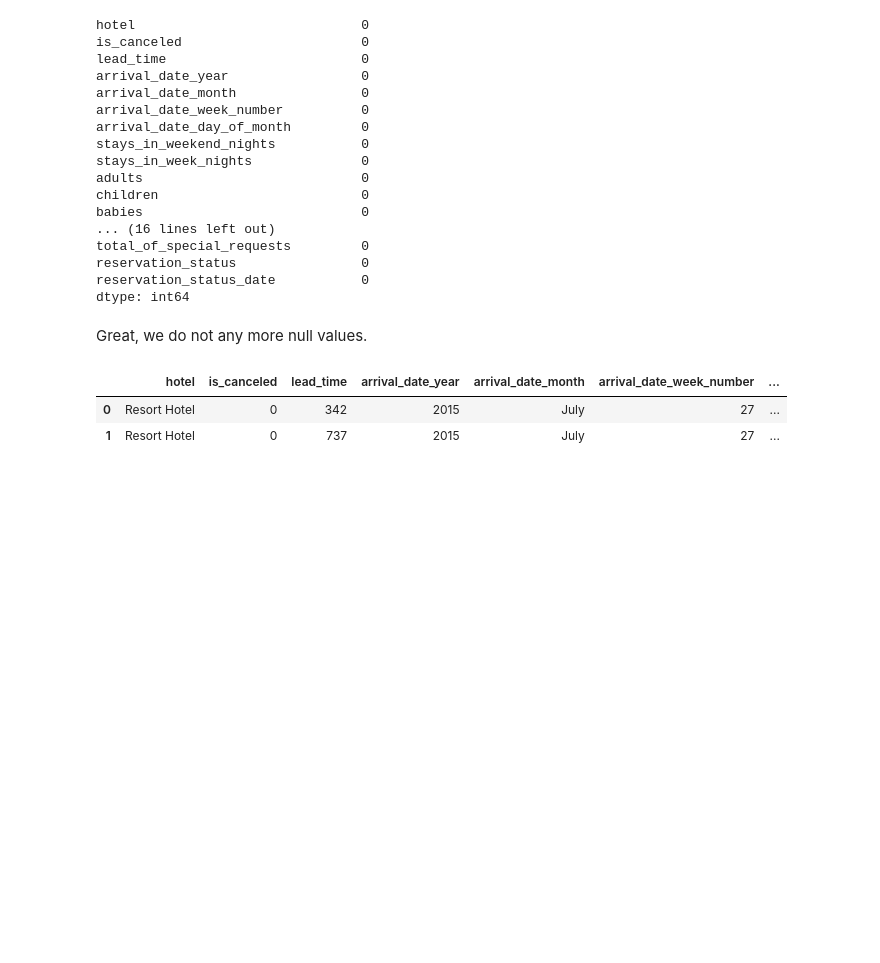
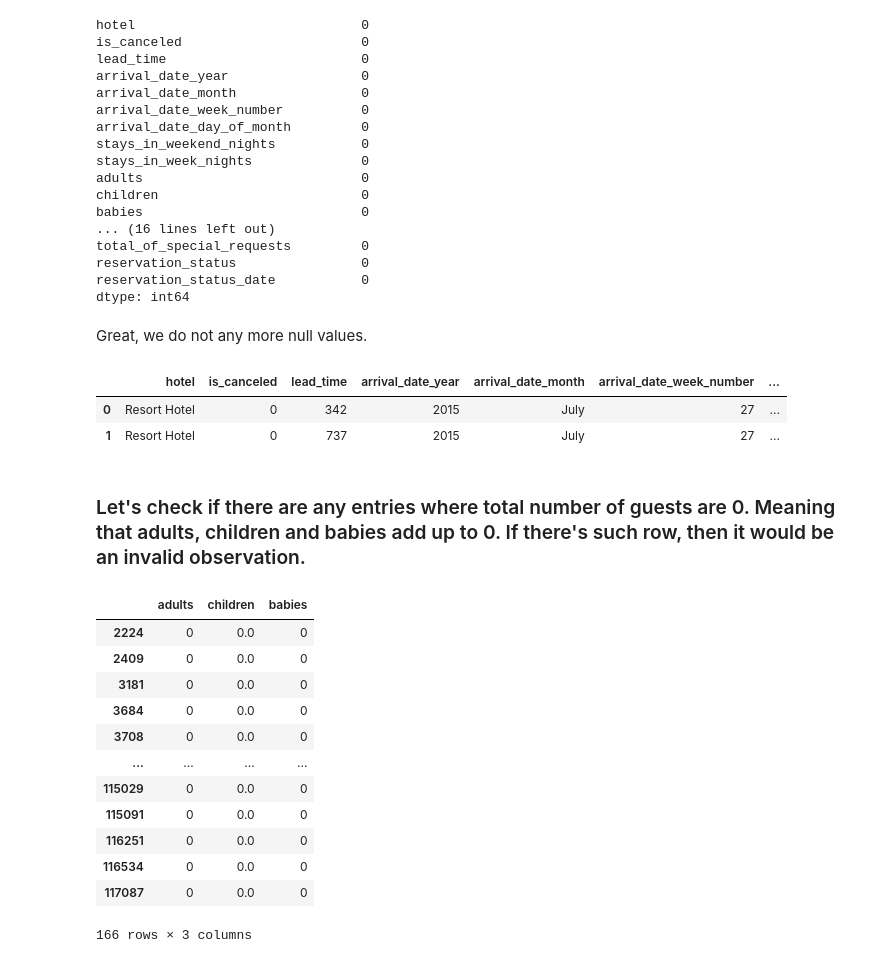
Before and after one commit to RanojoyBiswas/Hotel-Booking-Analysis-EDA-, a Jupyter notebook: Hotel_Booking_Analysis.ipynb, the cells around one changed output. Drawn from its saved outputs; the diff is of its cells as text; code cells hidden in the pictures; blank space fills up the shorter version.

```diff
--- a/Hotel_Booking_Analysis.ipynb
+++ b/Hotel_Booking_Analysis.ipynb
@@ -351,3 +351,21 @@ df.head(2)
 |  | hotel | is_canceled | lead_time | arrival_date_year | arrival_date_month | arrival_date_week_number | ... |
 | 0 | Resort Hotel | 0 | 342 | 2015 | July | 27 | ... |
 | 1 | Resort Hotel | 0 | 737 | 2015 | July | 27 | ... |
+# %% [markdown]
+### Let's check if there are any entries where total number of guests are 0. Meaning that adults, children and babies add up to 0. If there's such row, then it would be an invalid observation.
+# %%
+df[(df['adults'] == 0) & (df['children'] == 0) & (df['babies'] == 0)][['adults', 'children', 'babies']]
+# %% [output]
+|  | adults | children | babies |
+| 2224 | 0 | 0.0 | 0 |
+| 2409 | 0 | 0.0 | 0 |
+| 3181 | 0 | 0.0 | 0 |
+| 3684 | 0 | 0.0 | 0 |
+| 3708 | 0 | 0.0 | 0 |
+| ... | ... | ... | ... |
+| 115029 | 0 | 0.0 | 0 |
+| 115091 | 0 | 0.0 | 0 |
+| 116251 | 0 | 0.0 | 0 |
+| 116534 | 0 | 0.0 | 0 |
+| 117087 | 0 | 0.0 | 0 |
+166 rows × 3 columns
```
Also changed, not shown: parts of 17 cells of this notebook.
